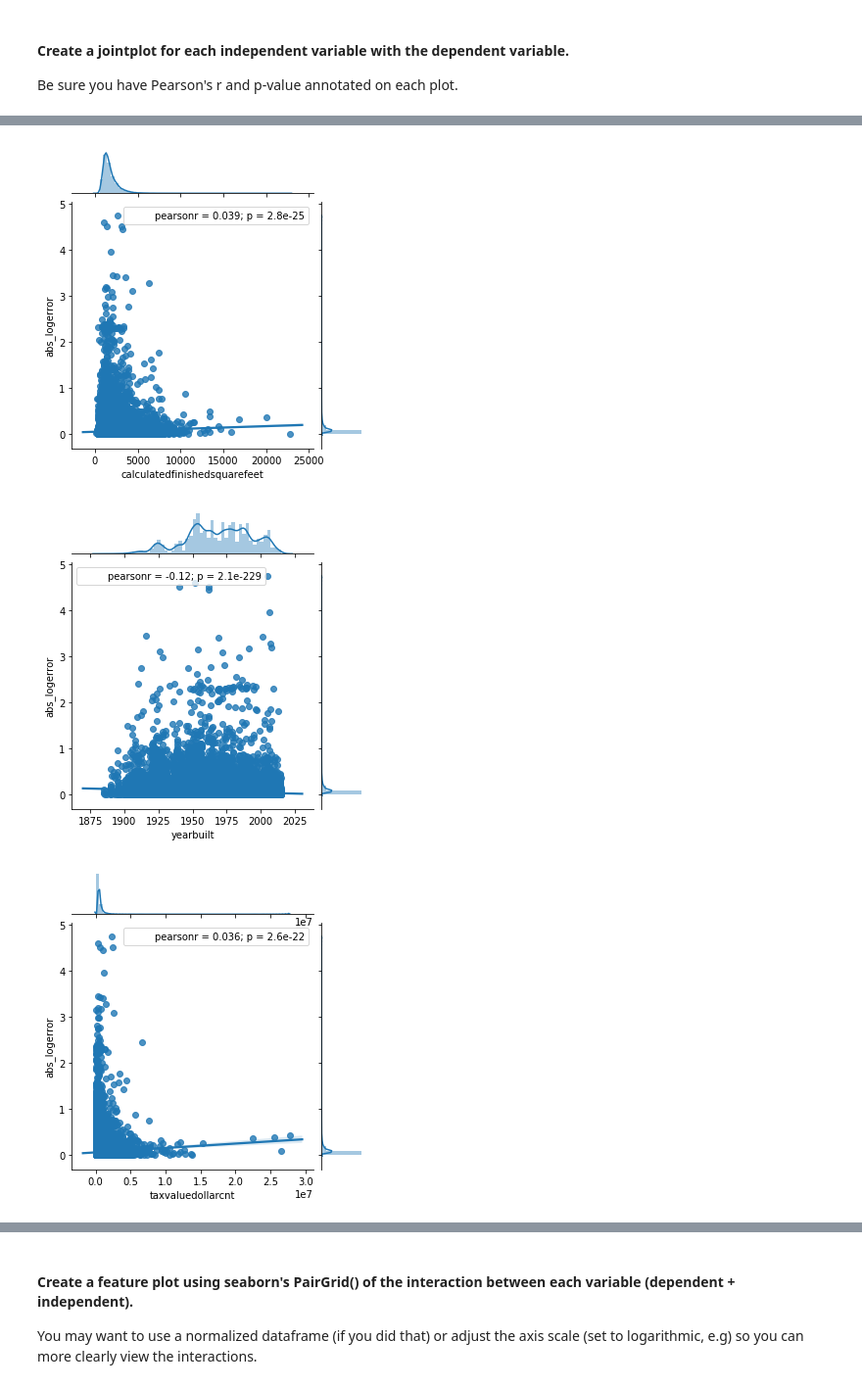
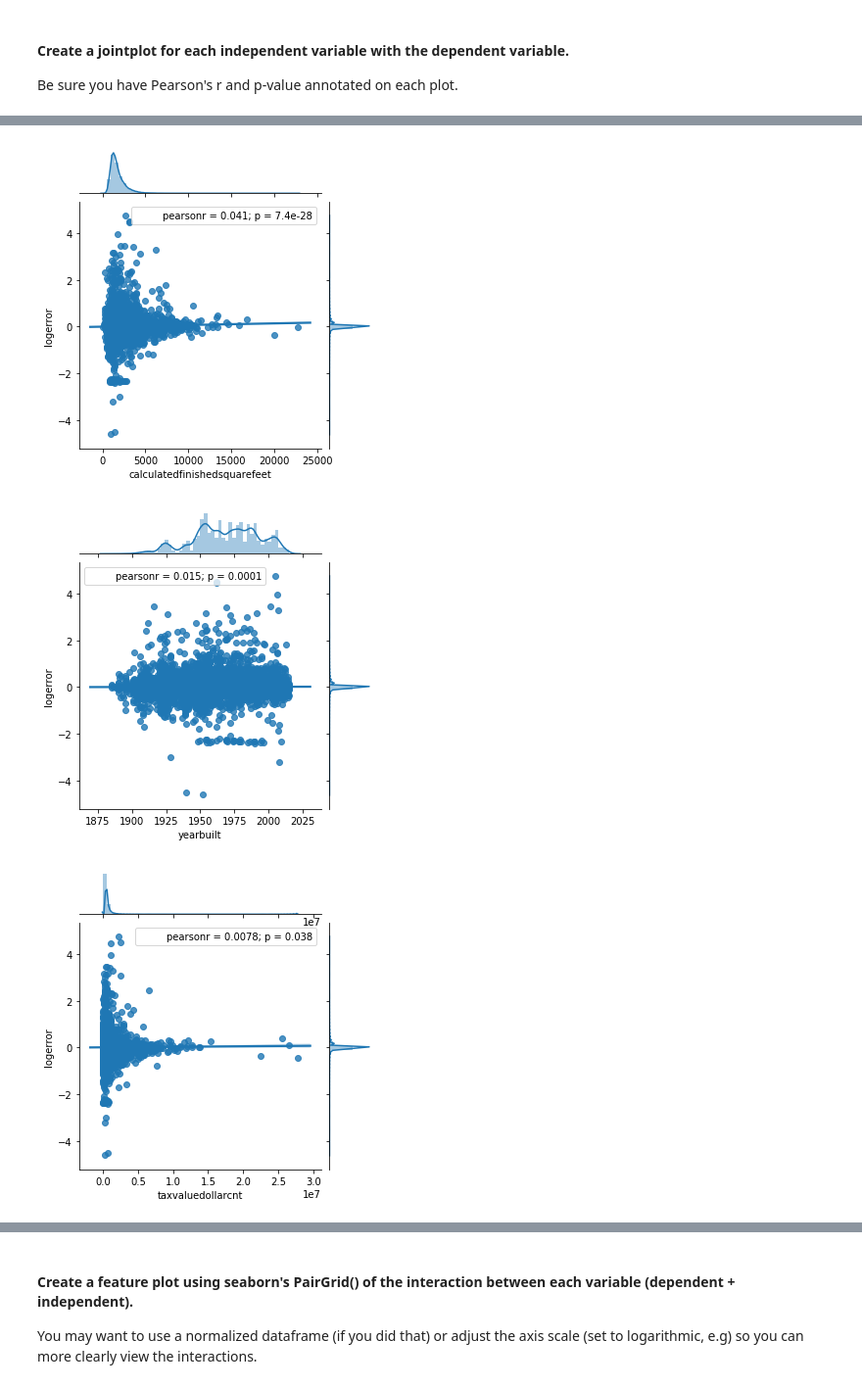
Before and after one commit to ksanmiguel10/codeup-ds-projects, a Jupyter notebook: Regression_Project_KatySalts.ipynb, the cells around one changed output, grey strips where cells are left out. Shown at 98% size. Drawn from its saved outputs; the diff is of its cells as text; code cells hidden in the pictures.

```diff
--- a/Regression_Project_KatySalts.ipynb
+++ b/Regression_Project_KatySalts.ipynb
@@ -297,7 +303,7 @@ df2
 #### Split data into training and test datasets
 # %%
 X = df2.drop(['logerror', 'abs_logerror'], axis=1) #make sure to use capital X
-y = df2[['abs_logerror']] #y is dependent variable
+y = df2[['logerror']] #y is dependent variable
 
 X_train, X_test, y_train, y_test = train_test_split(X, y, train_size=.80, random_state=0)
 
@@ -311,7 +317,7 @@ Be sure you have Pearson's r and p-value annotated on each plot.
 for i, col in enumerate(['bathroomcnt', 'bedroomcnt', 'calculatedfinishedsquarefeet', 'yearbuilt', 'taxvaluedollarcnt', 'taxamount']):
     plot_number = i + 1
     series = df[col]
-    j = sns.jointplot(col, "abs_logerror", data=train, kind='reg', height=5);
+    j = sns.jointplot(col, "logerror", data=train, kind='reg', height=5);
     j.annotate(stats.pearsonr)
 plt.show()
 # %% [output]
@@ -320,3 +326,3 @@ plt.show()
-[figure, old version]
+[figure, new version]
-[figure, old version]
+[figure, new version]
-[figure, old version]
+[figure, new version]
```
Also changed, not shown: parts of 56 cells of this notebook.
